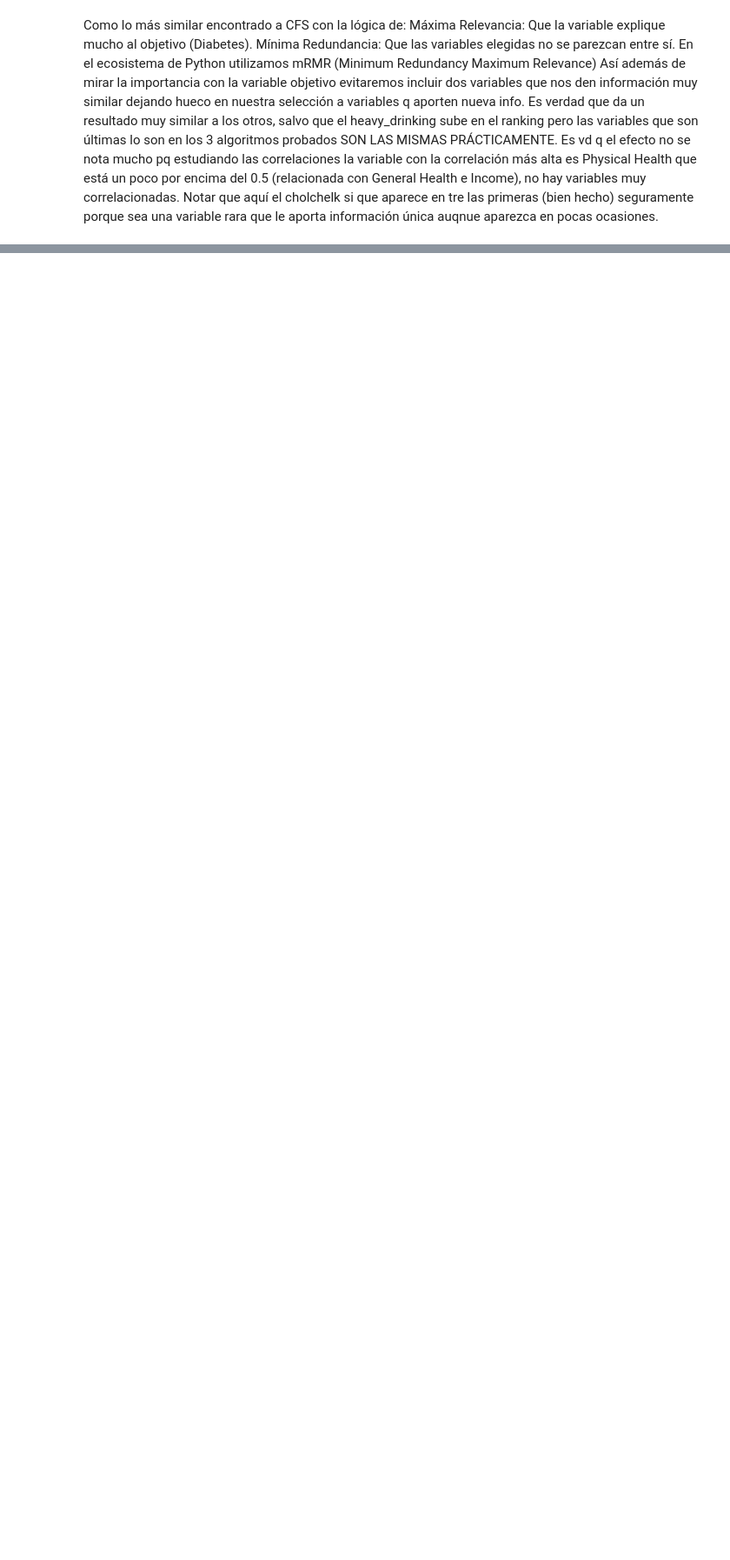
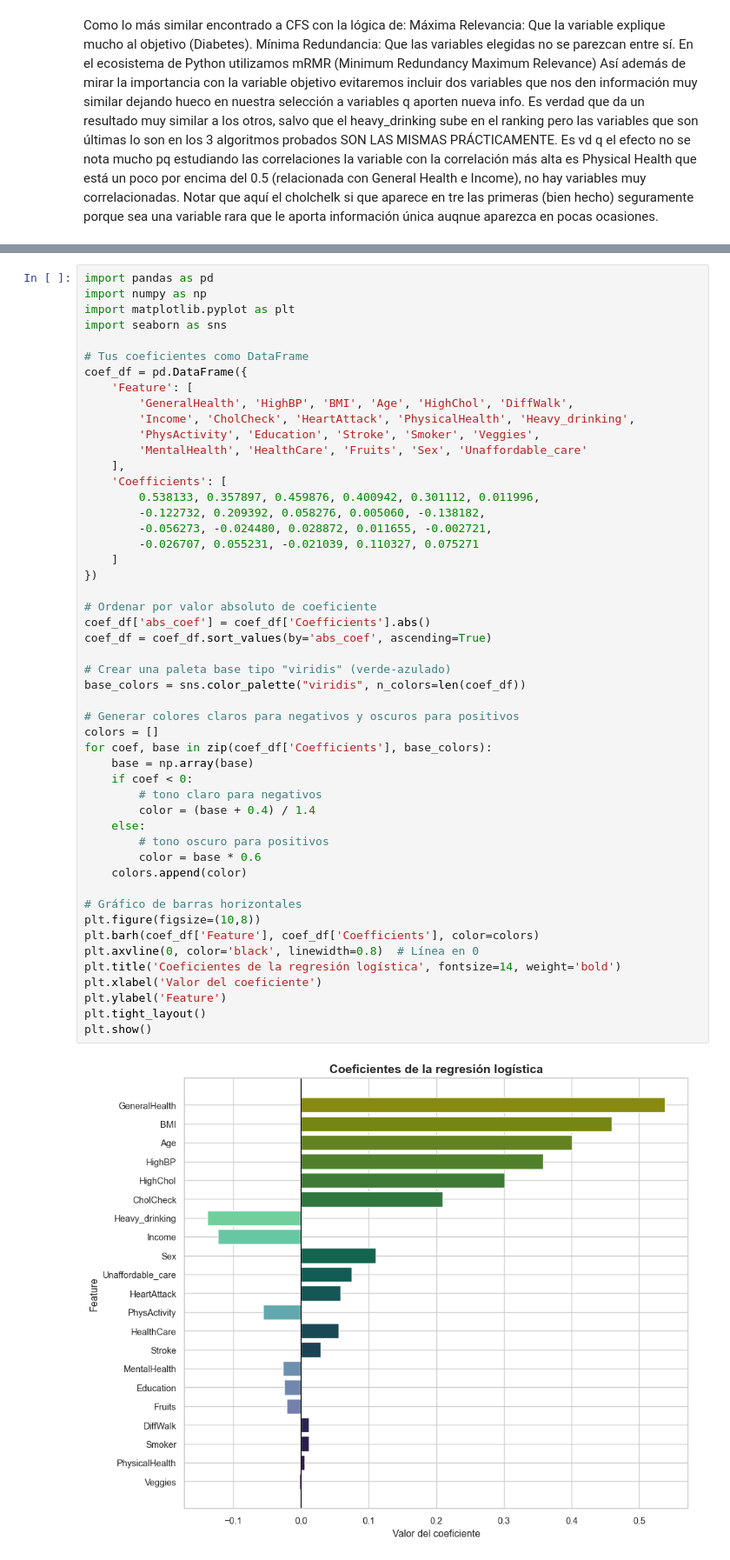
Before and after one commit to Juliahquintas/Master_Ass2_DataProcesses, a Jupyter notebook: code/code.ipynb, the cells around one changed output, grey strips where cells are left out. Shown at 87% size. Cells and saved outputs as stored; diff of their text form; blank space fills up the shorter version.

```diff
--- a/code/code.ipynb
+++ b/code/code.ipynb
@@ -1223,0 +1428,52 @@ print(selected_features)
+# %%
+import pandas as pd
+import numpy as np
+import matplotlib.pyplot as plt
+import seaborn as sns
+
+# Tus coeficientes como DataFrame
+coef_df = pd.DataFrame({
+    'Feature': [
+        'GeneralHealth', 'HighBP', 'BMI', 'Age', 'HighChol', 'DiffWalk',
+        'Income', 'CholCheck', 'HeartAttack', 'PhysicalHealth', 'Heavy_drinking',
+        'PhysActivity', 'Education', 'Stroke', 'Smoker', 'Veggies',
+        'MentalHealth', 'HealthCare', 'Fruits', 'Sex', 'Unaffordable_care'
+    ],
+    'Coefficients': [
+        0.538133, 0.357897, 0.459876, 0.400942, 0.301112, 0.011996,
+        -0.122732, 0.209392, 0.058276, 0.005060, -0.138182,
+        -0.056273, -0.024480, 0.028872, 0.011655, -0.002721,
+        -0.026707, 0.055231, -0.021039, 0.110327, 0.075271
+    ]
+})
+
+# Ordenar por valor absoluto de coeficiente
+coef_df['abs_coef'] = coef_df['Coefficients'].abs()
+coef_df = coef_df.sort_values(by='abs_coef', ascending=True)
+
+# Crear una paleta base tipo "viridis" (verde-azulado)
+base_colors = sns.color_palette("viridis", n_colors=len(coef_df))
+
+# Generar colores claros para negativos y oscuros para positivos
+colors = []
+for coef, base in zip(coef_df['Coefficients'], base_colors):
+    base = np.array(base)
+    if coef < 0:
+        # tono claro para negativos
+        color = (base + 0.4) / 1.4
+    else:
+        # tono oscuro para positivos
+        color = base * 0.6
+    colors.append(color)
+
+# Gráfico de barras horizontales
+plt.figure(figsize=(10,8))
+plt.barh(coef_df['Feature'], coef_df['Coefficients'], color=colors)
+plt.axvline(0, color='black', linewidth=0.8)  # Línea en 0
+plt.title('Coeficientes de la regresión logística', fontsize=14, weight='bold')
+plt.xlabel('Valor del coeficiente')
+plt.ylabel('Feature')
+plt.tight_layout()
+plt.show()
+# %% [output]
+[figure, added]
```
Also changed, not shown: parts of 19 cells of this notebook, 1 other file.
